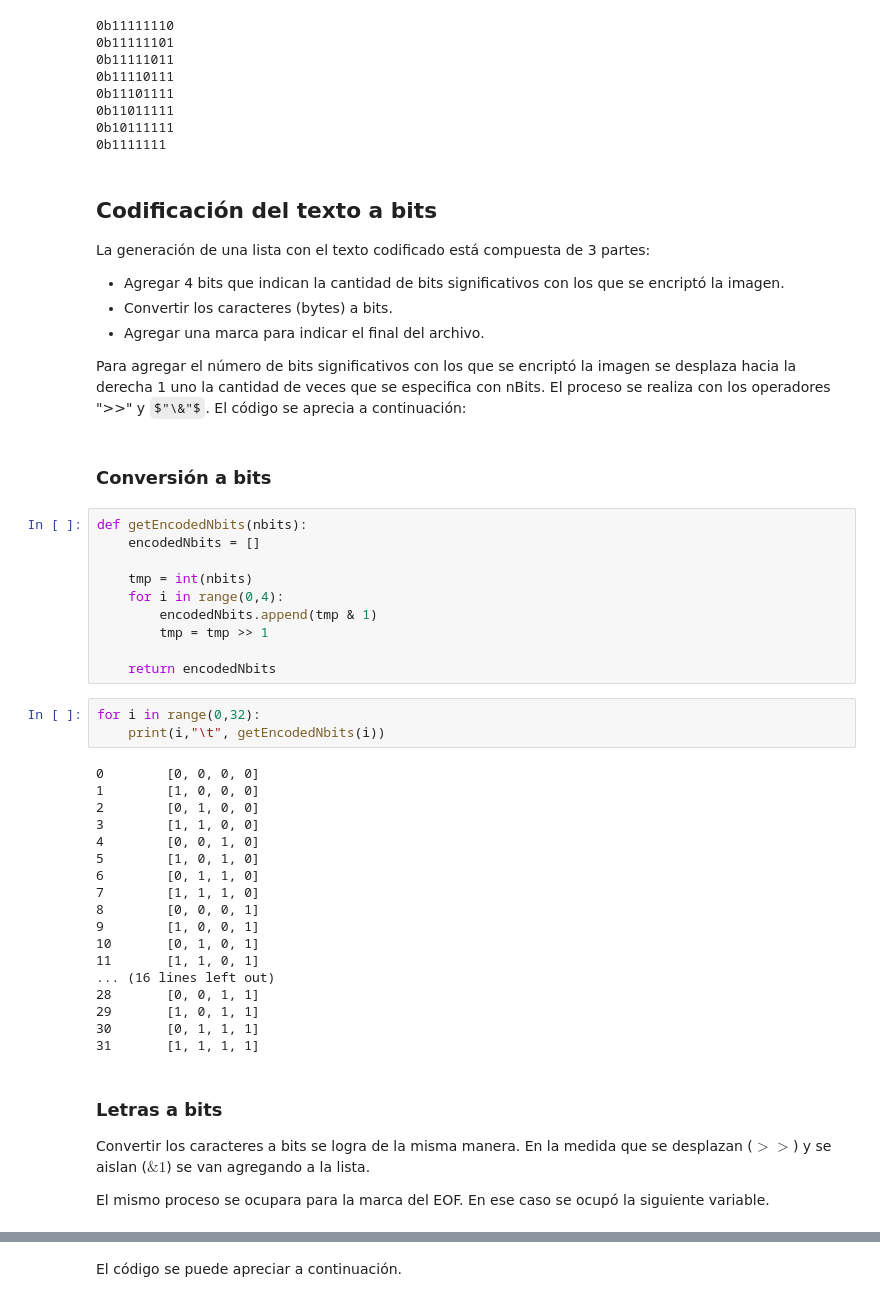
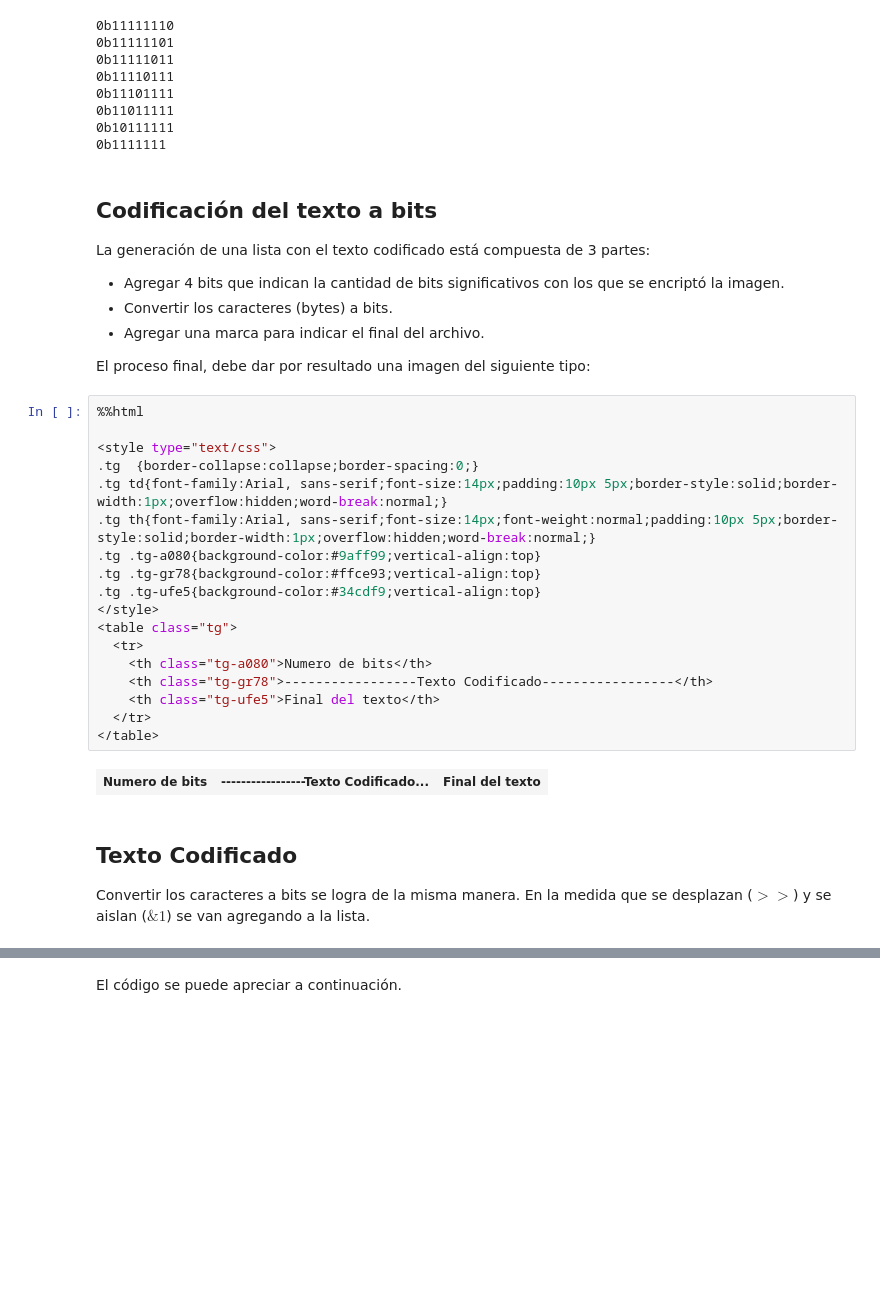
Before and after one commit to gabrieldelaparra/CC5508-2017-1-Tarea1, a Jupyter notebook: Esteganografia.ipynb, the cells around one changed output, grey strips where cells are left out. Drawn from its saved outputs; the diff is of its cells as text; some formulas as TeX source; blank space fills up the shorter version.

```diff
--- a/Esteganografia.ipynb
+++ b/Esteganografia.ipynb
@@ -81,42 +187,28 @@ La generación de una lista con el texto codificado está compuesta de 3 partes:
 - Convertir los caracteres (bytes) a bits.
 - Agregar una marca para indicar el final del archivo.
 
-Para agregar el número de bits significativos con los que se encriptó la imagen se desplaza hacia la derecha 1 uno la cantidad de veces que se especifica con nBits. El proceso se realiza con los operadores ">>" y $"\&"$. El código se aprecia a continuación:
+El proceso final, debe dar por resultado una imagen del siguiente tipo:
-# %% [markdown]
-### Conversión a bits
-# %%
-def getEncodedNbits(nbits):
-    encodedNbits = []
-
-    tmp = int(nbits)
-    for i in range(0,4):
-        encodedNbits.append(tmp & 1)
-        tmp = tmp >> 1
-
-    return encodedNbits
-# %%
-for i in range(0,32):
-    print(i,"\t", getEncodedNbits(i))
-# %% [output]
-0        [0, 0, 0, 0]
-1        [1, 0, 0, 0]
-2        [0, 1, 0, 0]
-3        [1, 1, 0, 0]
-4        [0, 0, 1, 0]
-5        [1, 0, 1, 0]
-6        [0, 1, 1, 0]
-7        [1, 1, 1, 0]
-8        [0, 0, 0, 1]
-9        [1, 0, 0, 1]
-10       [0, 1, 0, 1]
-11       [1, 1, 0, 1]
-... (16 lines left out)
-28       [0, 0, 1, 1]
-29       [1, 0, 1, 1]
-30       [0, 1, 1, 1]
-31       [1, 1, 1, 1]
+# %%
+%%html
+
+<style type="text/css">
+.tg  {border-collapse:collapse;border-spacing:0;}
+.tg td{font-family:Arial, sans-serif;font-size:14px;padding:10px 5px;border-style:solid;border-width:1px;overflow:hidden;word-break:normal;}
+.tg th{font-family:Arial, sans-serif;font-size:14px;font-weight:normal;padding:10px 5px;border-style:solid;border-width:1px;overflow:hidden;word-break:normal;}
+.tg .tg-a080{background-color:#9aff99;vertical-align:top}
+.tg .tg-gr78{background-color:#ffce93;vertical-align:top}
+.tg .tg-ufe5{background-color:#34cdf9;vertical-align:top}
+</style>
+<table class="tg">
+  <tr>
+    <th class="tg-a080">Numero de bits</th>
+    <th class="tg-gr78">-----------------Texto Codificado-----------------</th>
+    <th class="tg-ufe5">Final del texto</th>
+  </tr>
+</table>
+# %% [output]
+| Numero de bits | -----------------Texto Codificado... | Final del texto |
 # %% [markdown]
-### Letras a bits
+## Texto Codificado
+
 Convertir los caracteres a bits se logra de la misma manera. En la medida que se desplazan ($>>$) y se aislan ($\& 1$) se van agregando a la lista.
-
-El mismo proceso se ocupara para la marca del EOF. En ese caso se ocupó la siguiente variable.
```
Also changed, not shown: parts of 39 cells of this notebook.
